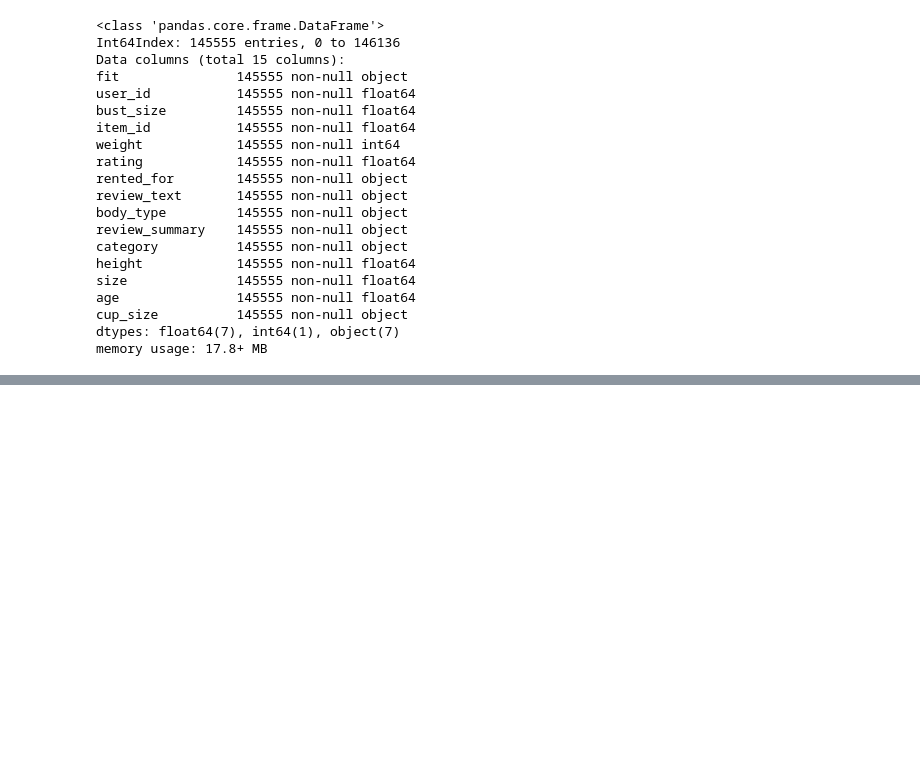
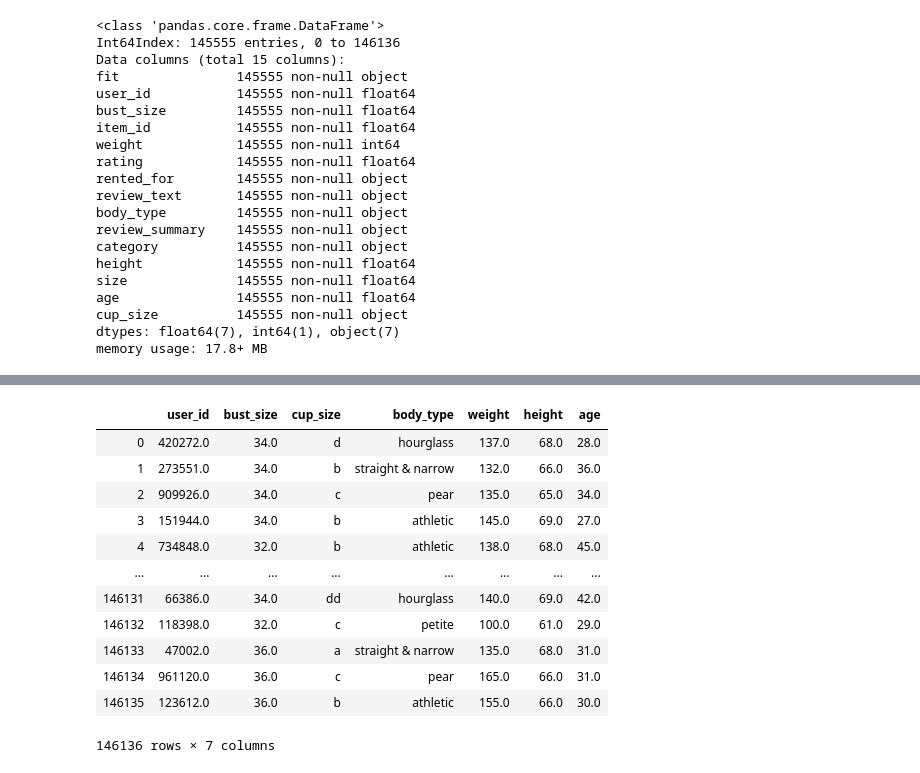
Before and after one commit to FatmaBenYedder/Recommend_The_Runway, a Jupyter notebook: New_Cleaning.ipynb, the cells around one changed output, grey strips where cells are left out. Cells and saved outputs as stored; diff of their text form; code cells hidden in the pictures; blank space fills up the shorter version.

```diff
--- a/New_Cleaning.ipynb
+++ b/New_Cleaning.ipynb
@@ -259,0 +315,16 @@ memory usage: 17.8+ MB
+# %%
+user_df
+# %% [output]
+|  | user_id | bust_size | cup_size | body_type | weight | height | age |
+| 0 | 420272.0 | 34.0 | d | hourglass | 137.0 | 68.0 | 28.0 |
+| 1 | 273551.0 | 34.0 | b | straight & narrow | 132.0 | 66.0 | 36.0 |
+| 2 | 909926.0 | 34.0 | c | pear | 135.0 | 65.0 | 34.0 |
+| 3 | 151944.0 | 34.0 | b | athletic | 145.0 | 69.0 | 27.0 |
+| 4 | 734848.0 | 32.0 | b | athletic | 138.0 | 68.0 | 45.0 |
+| ... | ... | ... | ... | ... | ... | ... | ... |
+| 146131 | 66386.0 | 34.0 | dd | hourglass | 140.0 | 69.0 | 42.0 |
+| 146132 | 118398.0 | 32.0 | c | petite | 100.0 | 61.0 | 29.0 |
+| 146133 | 47002.0 | 36.0 | a | straight & narrow | 135.0 | 68.0 | 31.0 |
+| 146134 | 961120.0 | 36.0 | c | pear | 165.0 | 66.0 | 31.0 |
+| 146135 | 123612.0 | 36.0 | b | athletic | 155.0 | 66.0 | 30.0 |
+146136 rows × 7 columns
```
Also changed, not shown: parts of 40 cells of this notebook, 2 other files.
